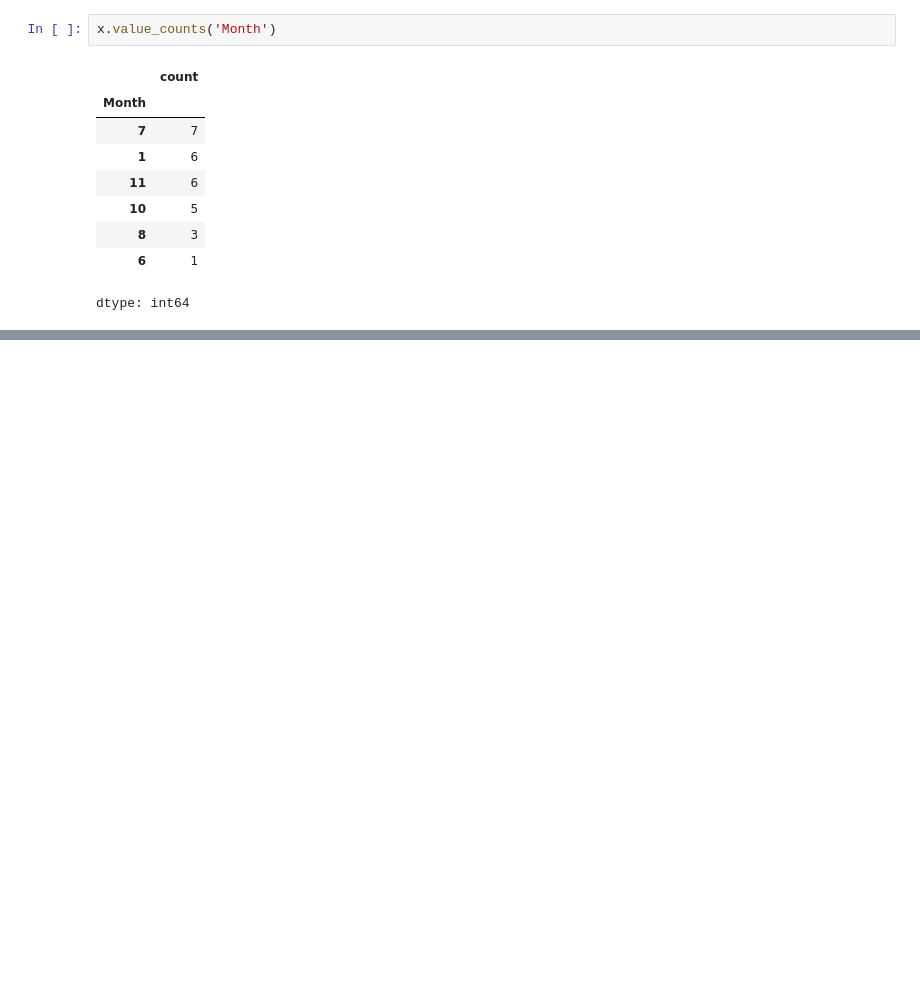
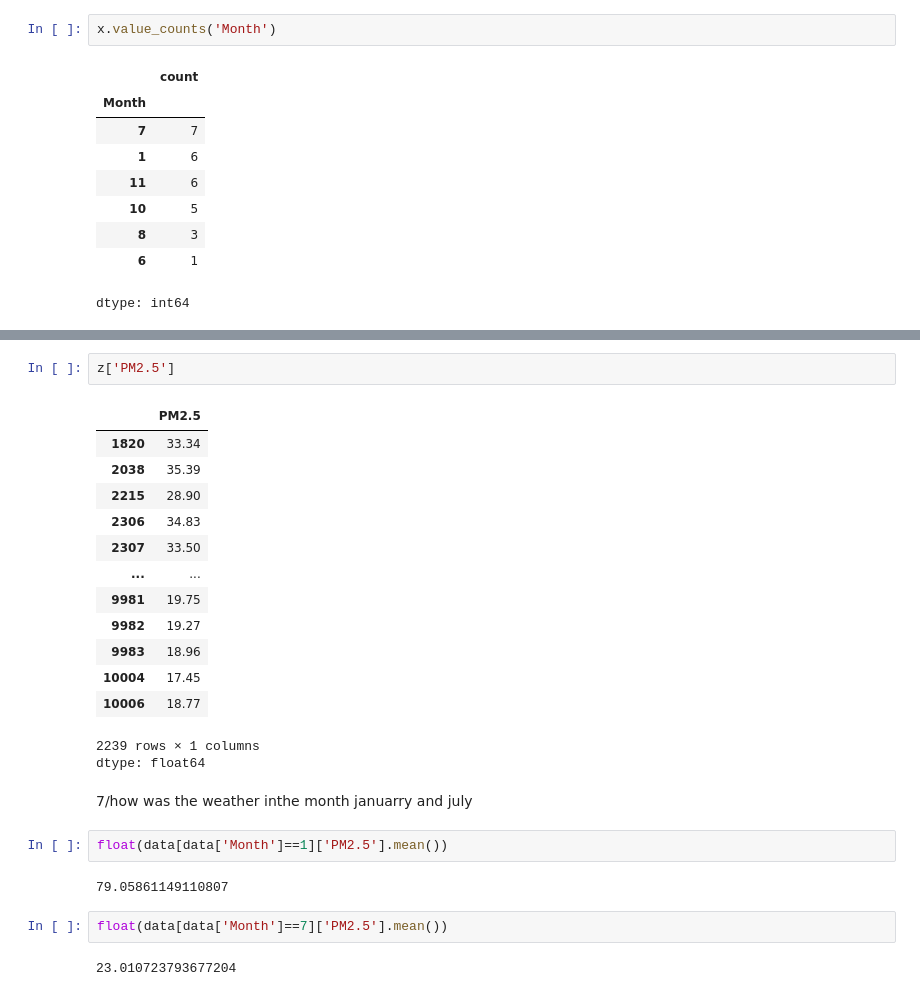
Before and after one commit to khodezatulk/small_project, a Jupyter notebook: air_quality.ipynb, the cells around one changed output, grey strips where cells are left out. Saved outputs shown, nothing was run; the diff lists cells and outputs as text; blank space fills up the shorter version.

```diff
--- a/air_quality.ipynb
+++ b/air_quality.ipynb
@@ -298,0 +369,27 @@ dtype: int64
+# %%
+z['PM2.5']
+# %% [output]
+|  | PM2.5 |
+| 1820 | 33.34 |
+| 2038 | 35.39 |
+| 2215 | 28.90 |
+| 2306 | 34.83 |
+| 2307 | 33.50 |
+| ... | ... |
+| 9981 | 19.75 |
+| 9982 | 19.27 |
+| 9983 | 18.96 |
+| 10004 | 17.45 |
+| 10006 | 18.77 |
+2239 rows × 1 columns
+dtype: float64
+# %% [markdown]
+7/how was the weather inthe month januarry and july
+# %%
+float(data[data['Month']==1]['PM2.5'].mean())
+# %% [output]
+79.05861149110807
+# %%
+float(data[data['Month']==7]['PM2.5'].mean())
+# %% [output]
+23.010723793677204
```
Also changed, not shown: parts of 12 cells of this notebook.
